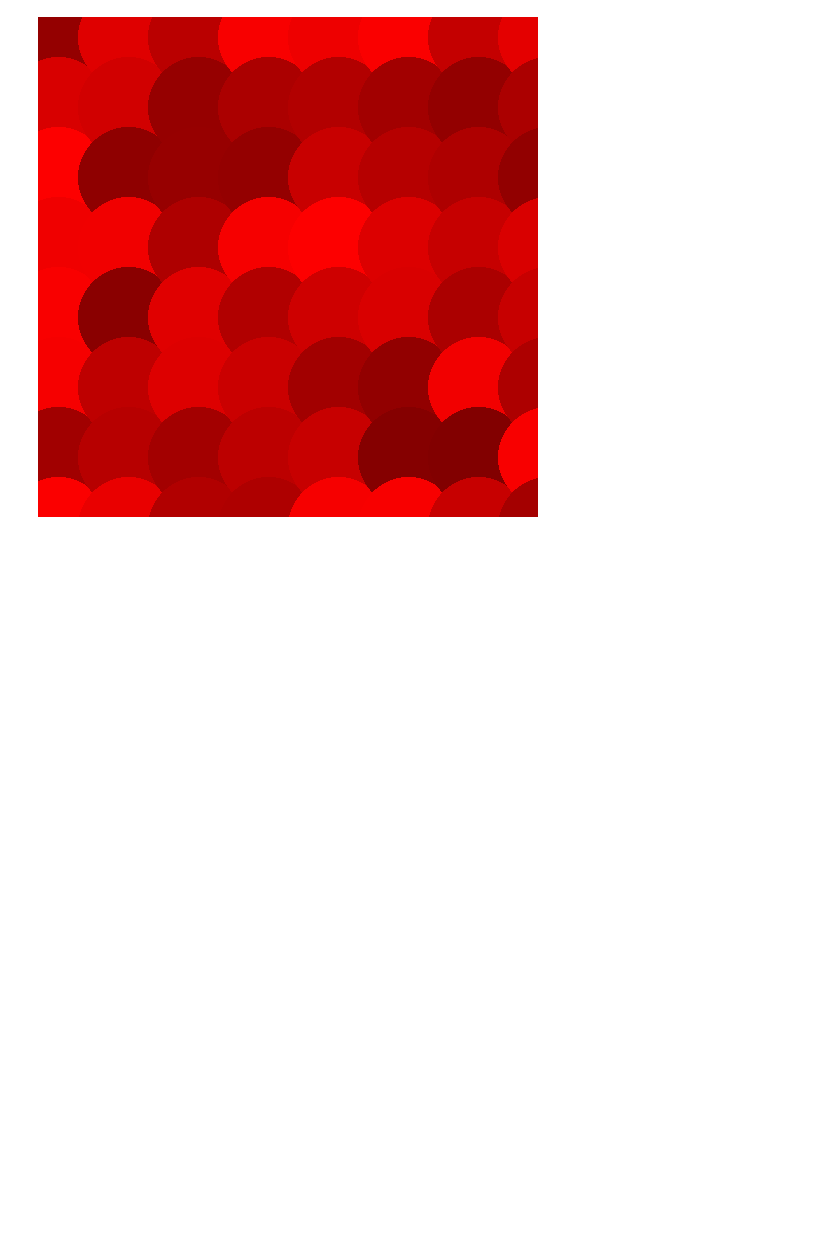
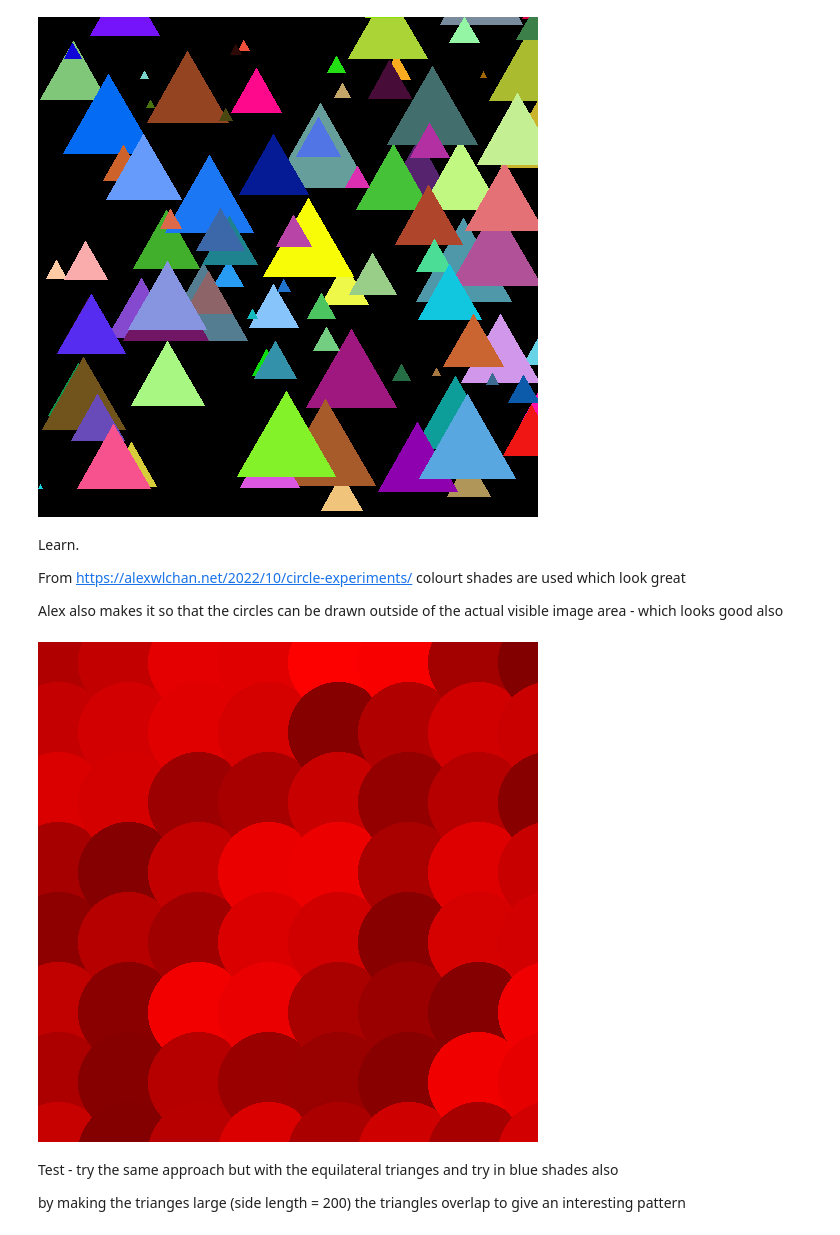
Before and after one commit to loischandler/data-and-code-assignment, a Jupyter notebook: circles.ipynb, the cells around one changed output. Drawn from its saved outputs; the diff is of its cells as text; code cells hidden in the pictures; blank space fills up the shorter version.

```diff
--- a/circles.ipynb
+++ b/circles.ipynb
@@ -46,5 +95,52 @@ im
+# %%
+
+import math
+
+im = Image.new('RGB', size=(500, 500))
+draw = ImageDraw.Draw(im)
+
+# create a function that draws an equilateral triangle
+def draw_equilateral_triangle(draw, img, x1, y1, length, myFill):
+
+    # find the mid point using standard math
+    mid_x = x1+(length/2)
+    mid_y = y1-(length*math.sqrt(3)/2)
+
+    draw.polygon([(x1, y1), (mid_x, mid_y), (x1+length, y1) ], fill=myFill)
+
+
+# sets how many of each shape to draw
+numberOfLoops = 100
+
+for i in range(numberOfLoops):
+
+    draw_equilateral_triangle(draw, im,
+                              random.randint(0, 500),
+                              random.randint(0, 500),
+                              random.randint(0, 100), (
+                                  random.randint(0, 255),
+                                  random.randint(0, 255),
+                                  random.randint(0, 255)
+                              )
+                             )
+
+
+im
+# %% [output]
+[figure, added]
+# %% [markdown]
+Learn.
+
+From https://alexwlchan.net/2022/10/circle-experiments/ colourt shades are used which look great
+
+Alex also makes it so that the circles can be drawn outside of the actual visible image area - which looks good also
 # %%
 
+im = Image.new('RGB', size=(500, 500))
+draw = ImageDraw.Draw(im)
+
+# -100 is outside of the visible x (to the left) and y range (above)
+# 600 is outside of the visible x (to the right) and y range (below)
 for x in range(-100, 600, 70):
     for y in range(-100, 600, 70):
         draw.ellipse(
@@ -55,5 +151,9 @@ for x in range(-100, 600, 70):
 im
 #im.save('grid_of_circles.png')
 # %% [output]
-[figure, old version]
+[figure, new version]
+# %% [markdown]
+Test - try the same approach but with the equilateral trianges and try in blue shades also
+
+by making the trianges large (side length = 200) the triangles overlap to give an interesting pattern
 # %%
```
Also changed, not shown: parts of 18 cells of this notebook, 2 other files.
